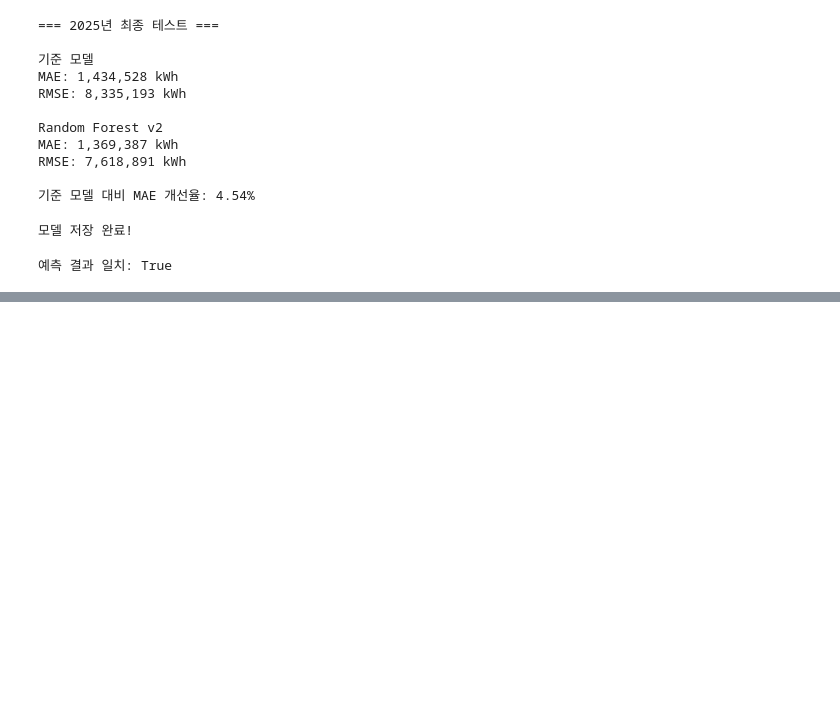
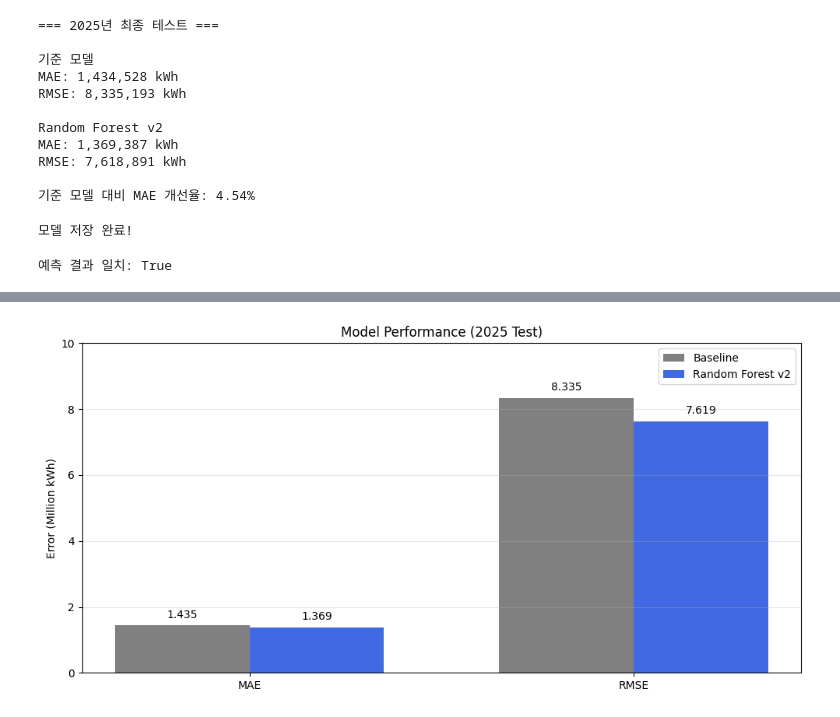
Before and after one commit to RVZ7428/EnergyMind-AI, a Jupyter notebook: electricity_eda/03_electricity_model.ipynb, the cells around one changed output, grey strips where cells are left out. Saved outputs shown, nothing was run; the diff lists cells and outputs as text; code cells hidden in the pictures; blank space fills up the shorter version.

```diff
--- a/electricity_eda/03_electricity_model.ipynb
+++ b/electricity_eda/03_electricity_model.ipynb
@@ -476,0 +516,50 @@ print(
+# %%
+# 최종 테스트 성능 비교
+
+metrics = ["MAE", "RMSE"]
+
+baseline_values = np.array([
+    baseline_test_mae,
+    baseline_test_rmse
+]) / 1_000_000
+
+rf_values = np.array([
+    test_mae,
+    test_rmse
+]) / 1_000_000
+
+x = np.arange(len(metrics))
+width = 0.35
+
+plt.figure(figsize=(10, 5))
+
+bars1 = plt.bar(
+    x - width / 2,
+    baseline_values,
+    width,
+    label="Baseline",
+    color="gray"
+)
+
+bars2 = plt.bar(
+    x + width / 2,
+    rf_values,
+    width,
+    label="Random Forest v2",
+    color="royalblue"
+)
+
+plt.bar_label(bars1, fmt="%.3f", padding=5)
+plt.bar_label(bars2, fmt="%.3f", padding=5)
+
+plt.xticks(x, metrics)
+plt.title("Model Performance (2025 Test)")
+plt.ylabel("Error (Million kWh)")
+plt.ylim(0, max(baseline_values) * 1.2)
+plt.legend()
+plt.grid(axis="y", alpha=0.3)
+plt.tight_layout()
+
+plt.show()
+# %% [output]
+[figure, added]
```
Also changed, not shown: parts of 7 cells of this notebook.
